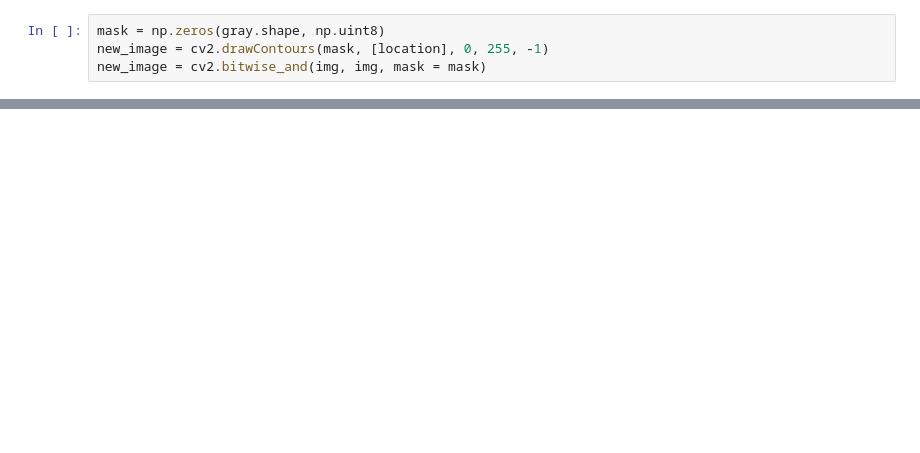
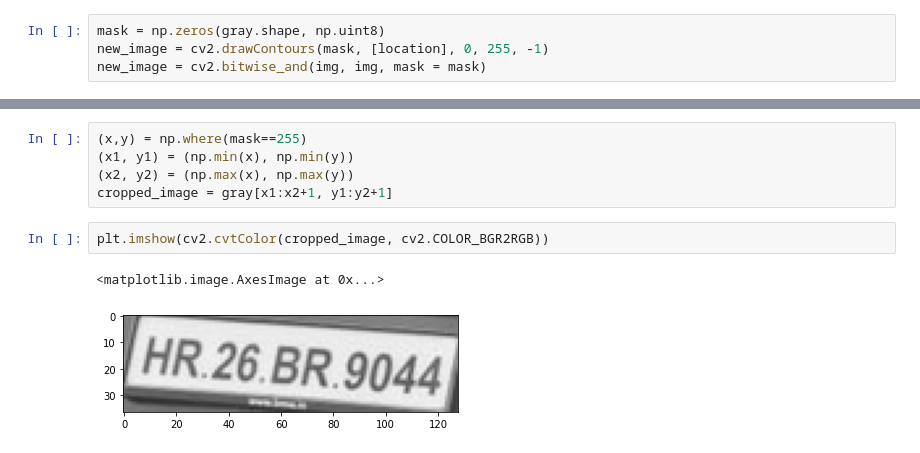
Before and after one commit to SaumyaBhandari/licensePlateRecognitionSystem, a Jupyter notebook: Development/Untitled.ipynb, the cells around one changed output, grey strips where cells are left out. Saved outputs shown, nothing was run; the diff lists cells and outputs as text; blank space fills up the shorter version.

```diff
--- a/Development/Untitled.ipynb
+++ b/Development/Untitled.ipynb
@@ -62,0 +65,10 @@ plt.imshow(cv2.cvtColor(new_image, cv2.COLOR_BGR2RGB))
+# %%
+(x,y) = np.where(mask==255)
+(x1, y1) = (np.min(x), np.min(y))
+(x2, y2) = (np.max(x), np.max(y))
+cropped_image = gray[x1:x2+1, y1:y2+1]
+# %%
+plt.imshow(cv2.cvtColor(cropped_image, cv2.COLOR_BGR2RGB))
+# %% [output]
+<matplotlib.image.AxesImage at 0x...>
+[figure, added]
```
Also changed, not shown: parts of 5 cells of this notebook, 6 other files.
